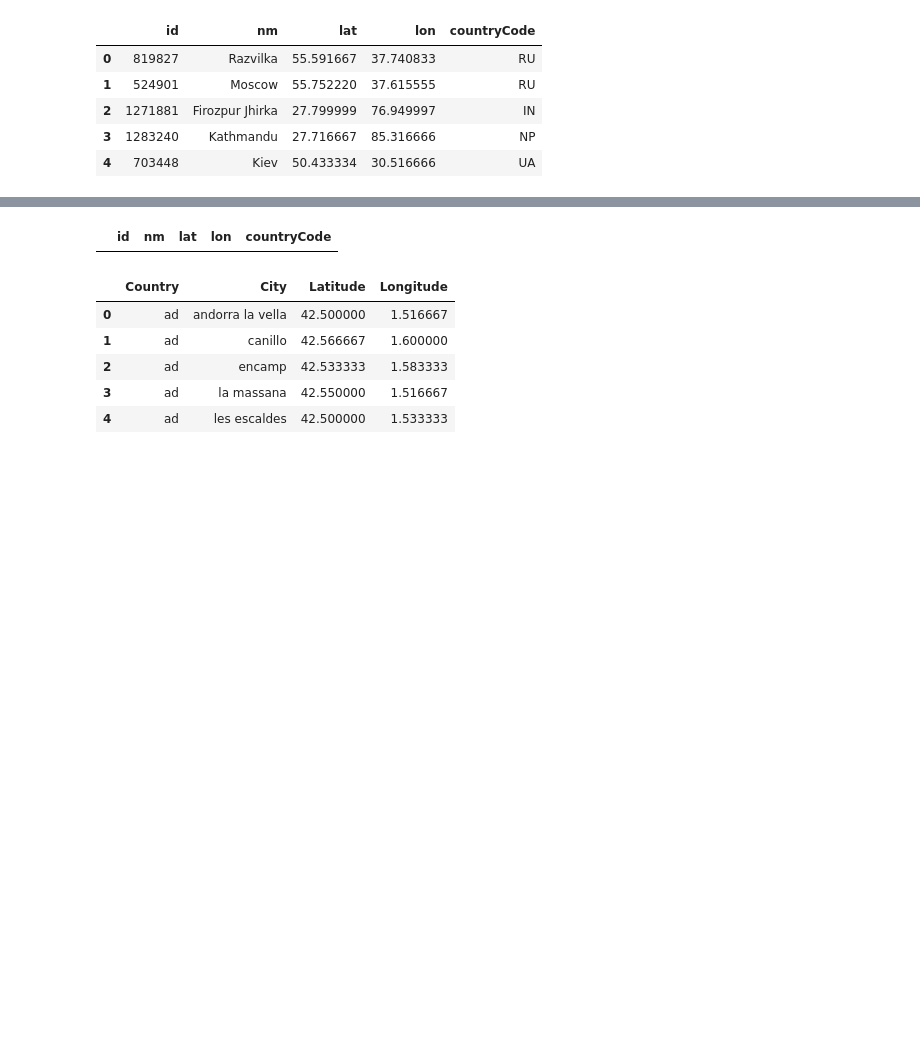
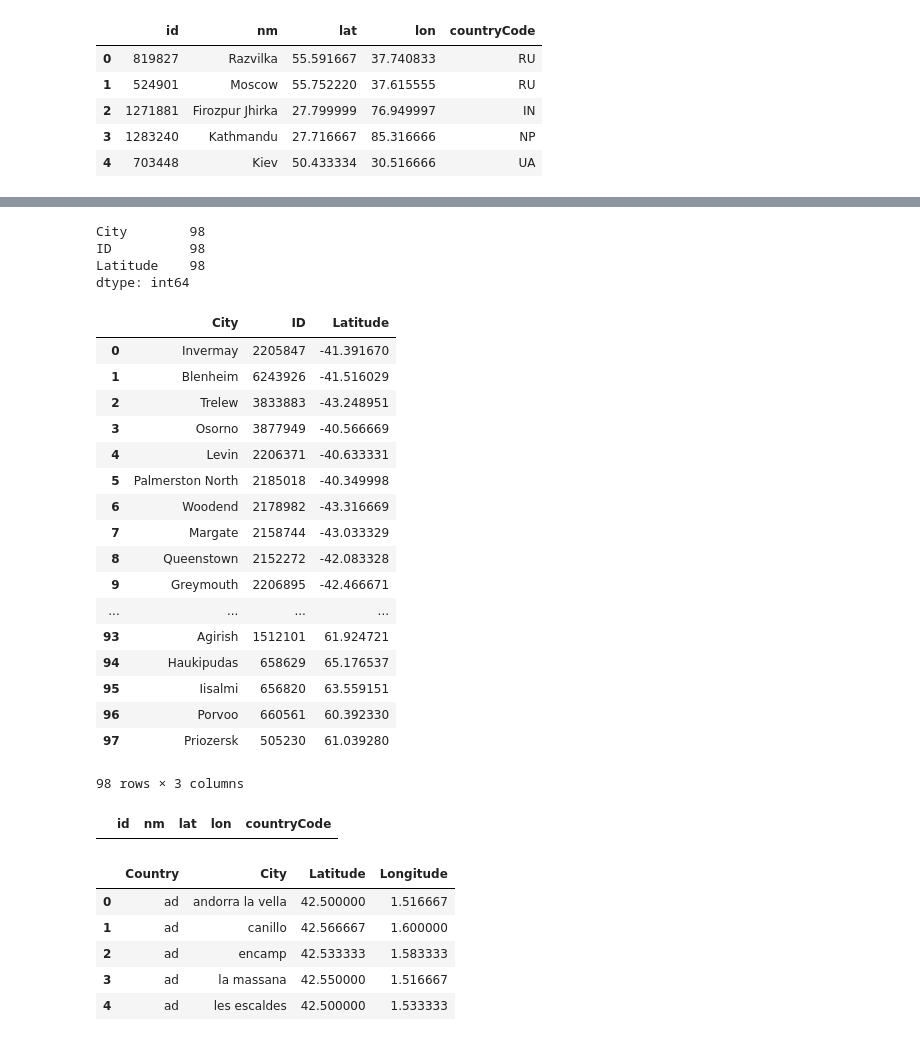
Before and after one commit to jjahn0/own-bootstrap, a Jupyter notebook: worldcities_tester.ipynb, the cells around one changed output, grey strips where cells are left out. Drawn from its saved outputs; the diff is of its cells as text; code cells hidden in the pictures; blank space fills up the shorter version.

```diff
--- a/worldcities_tester.ipynb
+++ b/worldcities_tester.ipynb
@@ -58,3 +72,45 @@ for city_id in ls:
+# %%
+column_list = list(owm_df.columns)
+column_names = ['City','ID','Latitude']
+lat_list = []
+nm_list = []
+for city_id in ls:
+    tester = owm_df.loc[owm_df['id'] == city_id]
+    name = list(tester['nm'])[0]
+    lat = float(tester['lat'])
+    lat_list.append(lat)
+    nm_list.append(name)
+
+
+df_test = pd.DataFrame(columns=column_names)
+df_test['City'] = nm_list
+df_test['ID'] = ls
+df_test['Latitude'] = lat_list
+print(df_test.count())
+df_test
+# %% [output]
+City        98
+ID          98
+Latitude    98
+dtype: int64
+|  | City | ID | Latitude |
+| 0 | Invermay | 2205847 | -41.391670 |
+| 1 | Blenheim | 6243926 | -41.516029 |
+| 2 | Trelew | 3833883 | -43.248951 |
+| 3 | Osorno | 3877949 | -40.566669 |
+| 4 | Levin | 2206371 | -40.633331 |
+| 5 | Palmerston North | 2185018 | -40.349998 |
+| 6 | Woodend | 2178982 | -43.316669 |
+| 7 | Margate | 2158744 | -43.033329 |
+| 8 | Queenstown | 2152272 | -42.083328 |
+| 9 | Greymouth | 2206895 | -42.466671 |
+| ... | ... | ... | ... |
+| 93 | Agirish | 1512101 | 61.924721 |
+| 94 | Haukipudas | 658629 | 65.176537 |
+| 95 | Iisalmi | 656820 | 63.559151 |
+| 96 | Porvoo | 660561 | 60.392330 |
+| 97 | Priozersk | 505230 | 61.039280 |
+98 rows × 3 columns
 # %%
 i_df
 # %% [output]
```
Also changed, not shown: parts of 10 cells of this notebook, 4 other files.
